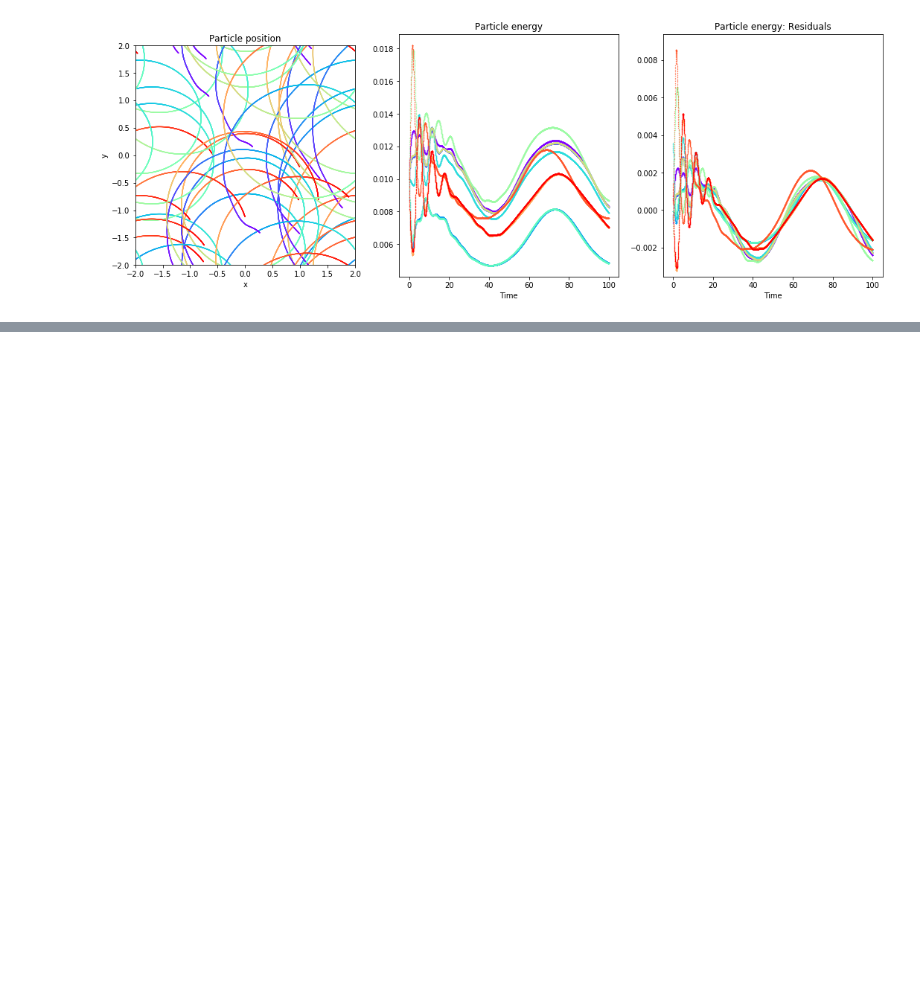
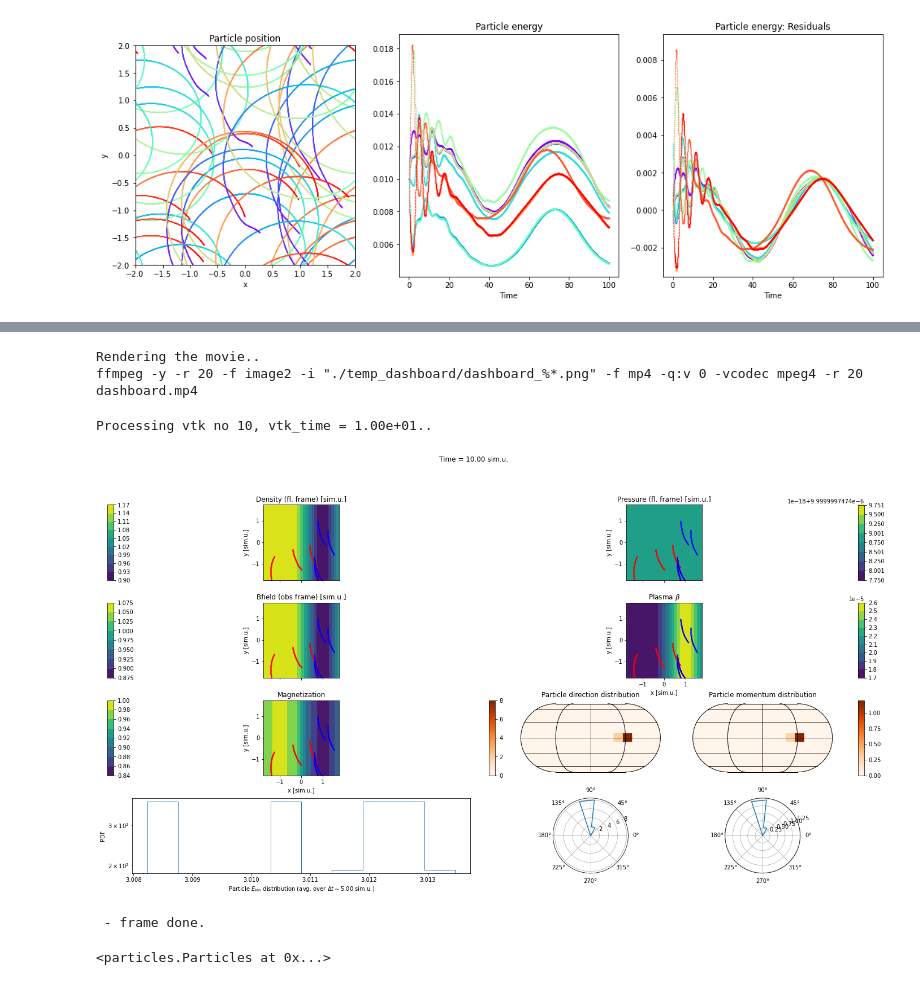
Before and after one commit to ppjanka/Corrugated_internal_shocks, a Jupyter notebook: vis/particle/plot_particles.ipynb, the cells around one changed output, grey strips where cells are left out. Saved outputs shown, nothing was run; the diff lists cells and outputs as text; code cells hidden in the pictures; blank space fills up the shorter version.

```diff
--- a/vis/particle/plot_particles.ipynb
+++ b/vis/particle/plot_particles.ipynb
@@ -110,0 +371,19 @@ vtk_filenames[0]
+# %%
+# render the movie
+try:
+    print("Rendering the movie..", flush=True)
+    command = ("ffmpeg -y -r 20 -f image2 -i \"%sdashboard_%%*.png\" -f mp4 -q:v 0 -vcodec mpeg4 -r 20 dashboard.mp4" % (outpath,))
+    print(command, flush=True)
+    os.system(command)
+except Exception as e:
+    print('Error while rendering movie:\n%s\n -- please try to manually convert the .png files generated in %s.' % (e, tempdir), flush=True)
+# %% [output]
+Rendering the movie..
+ffmpeg -y -r 20 -f image2 -i "./temp_dashboard/dashboard_%*.png" -f mp4 -q:v 0 -vcodec mpeg4 -r 20 dashboard.mp4
+# %%
+dashboard_frame(10, save=False)
+# %% [output]
+Processing vtk no 10, vtk_time = 1.00e+01..
+[figure, added]
+ - frame done.
+<particles.Particles at 0x...>
```
Also changed, not shown: parts of 8 cells of this notebook, 2 other files.
